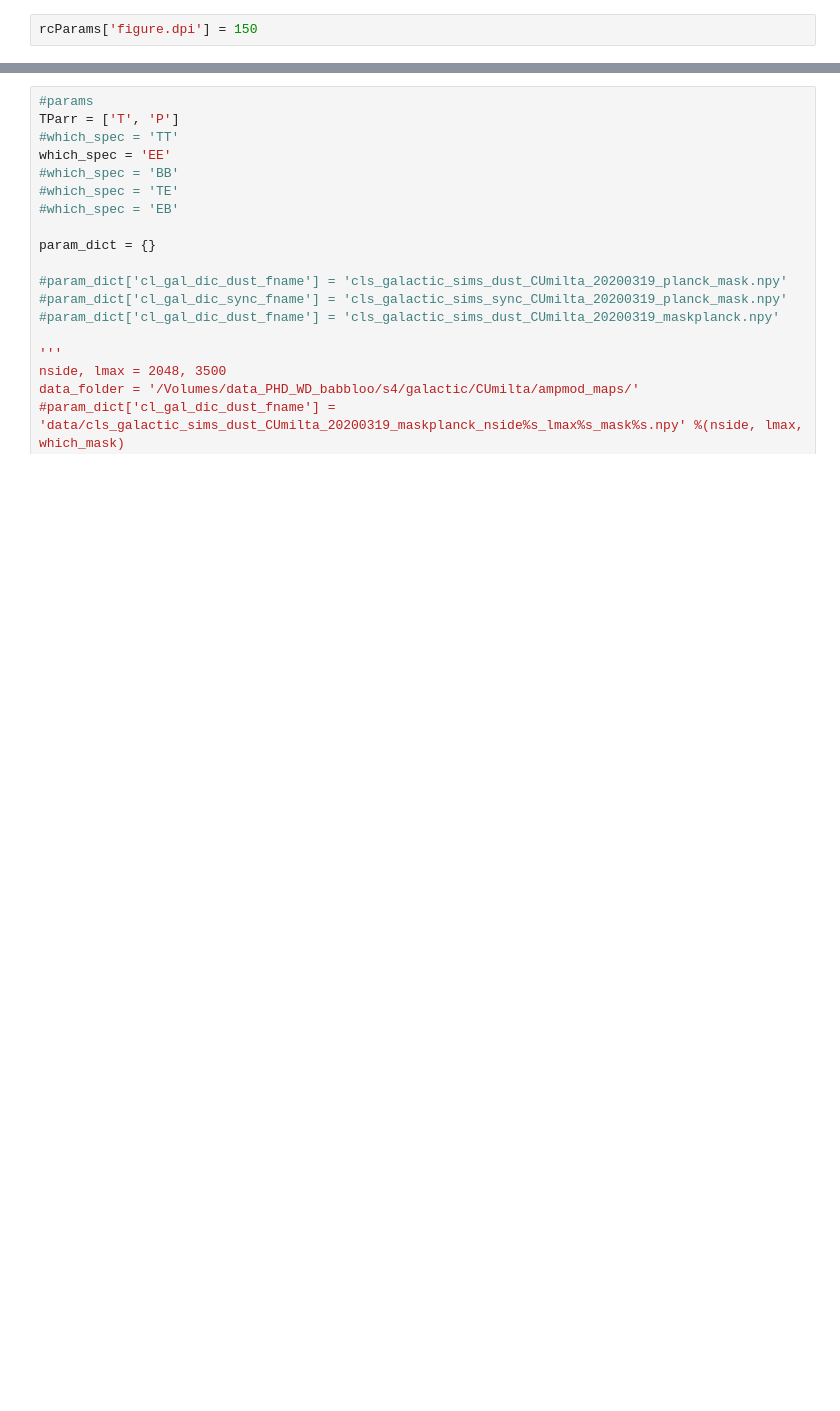
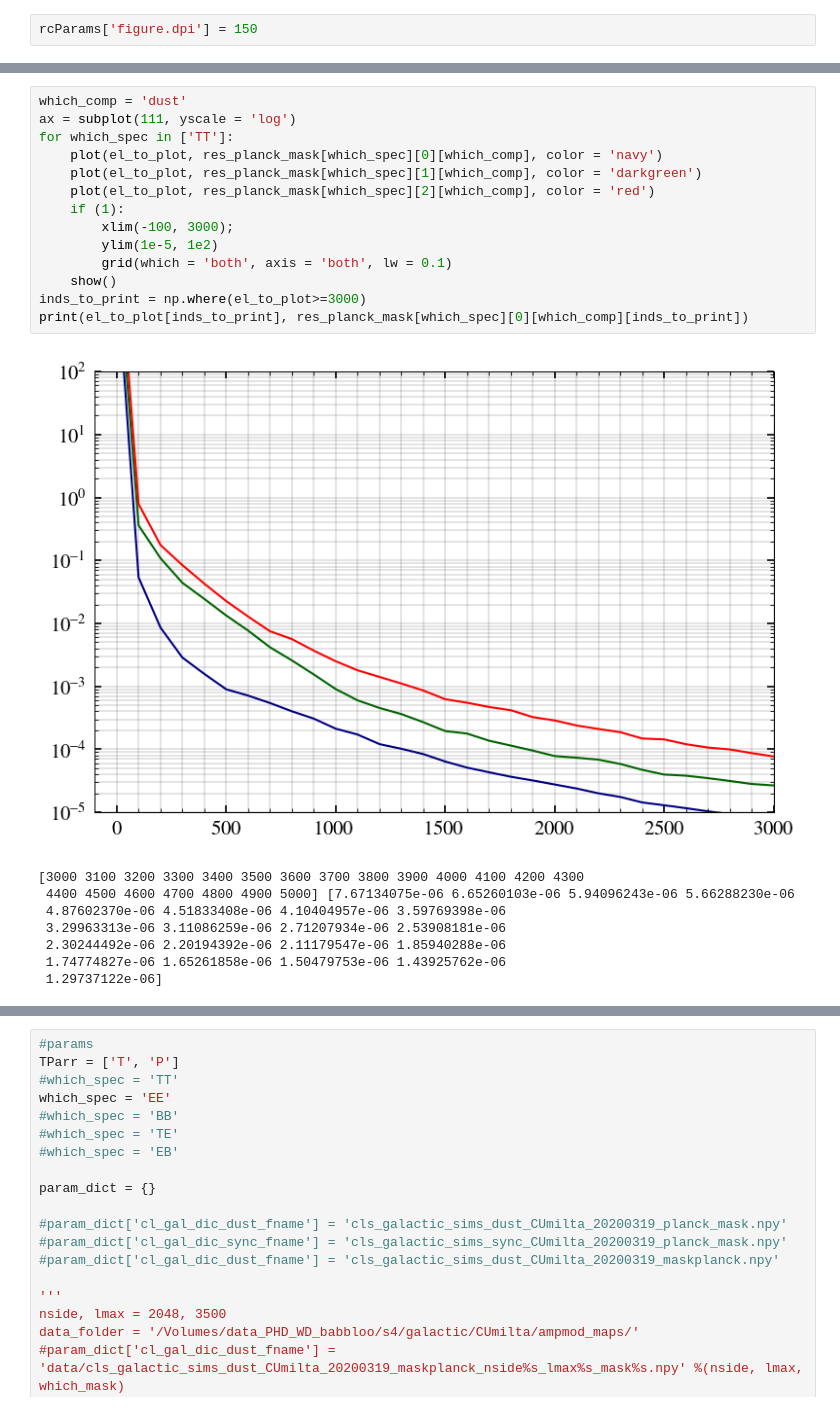
Before and after one commit to sriniraghunathan/DRAFT, a Jupyter notebook: scripts/notebooks/checks/check_gal_cl.ipynb, the cells around one changed output, grey strips where cells are left out. Saved outputs shown, nothing was run; the diff lists cells and outputs as text; blank space fills up the shorter version.

```diff
--- a/scripts/notebooks/checks/check_gal_cl.ipynb
+++ b/scripts/notebooks/checks/check_gal_cl.ipynb
@@ -20,0 +541,23 @@ warnings.filterwarnings('ignore',category=RuntimeWarning)
+# %%
+which_comp = 'dust'
+ax = subplot(111, yscale = 'log')
+for which_spec in ['TT']:
+    plot(el_to_plot, res_planck_mask[which_spec][0][which_comp], color = 'navy')
+    plot(el_to_plot, res_planck_mask[which_spec][1][which_comp], color = 'darkgreen')
+    plot(el_to_plot, res_planck_mask[which_spec][2][which_comp], color = 'red')
+    if (1):
+        xlim(-100, 3000);
+        ylim(1e-5, 1e2)
+        grid(which = 'both', axis = 'both', lw = 0.1)
+    show()
+inds_to_print = np.where(el_to_plot>=3000)
+print(el_to_plot[inds_to_print], res_planck_mask[which_spec][0][which_comp][inds_to_print])
+# %% [output]
+[figure, added]
+[3000 3100 3200 3300 3400 3500 3600 3700 3800 3900 4000 4100 4200 4300
+ 4400 4500 4600 4700 4800 4900 5000] [7.67134075e-06 6.65260103e-06 5.94096243e-06 5.66288230e-06
+ 4.87602370e-06 4.51833408e-06 4.10404957e-06 3.59769398e-06
+ 3.29963313e-06 3.11086259e-06 2.71207934e-06 2.53908181e-06
+ 2.30244492e-06 2.20194392e-06 2.11179547e-06 1.85940288e-06
+ 1.74774827e-06 1.65261858e-06 1.50479753e-06 1.43925762e-06
+ 1.29737122e-06]
```
Also changed, not shown: parts of 13 cells of this notebook, 1 other file.
